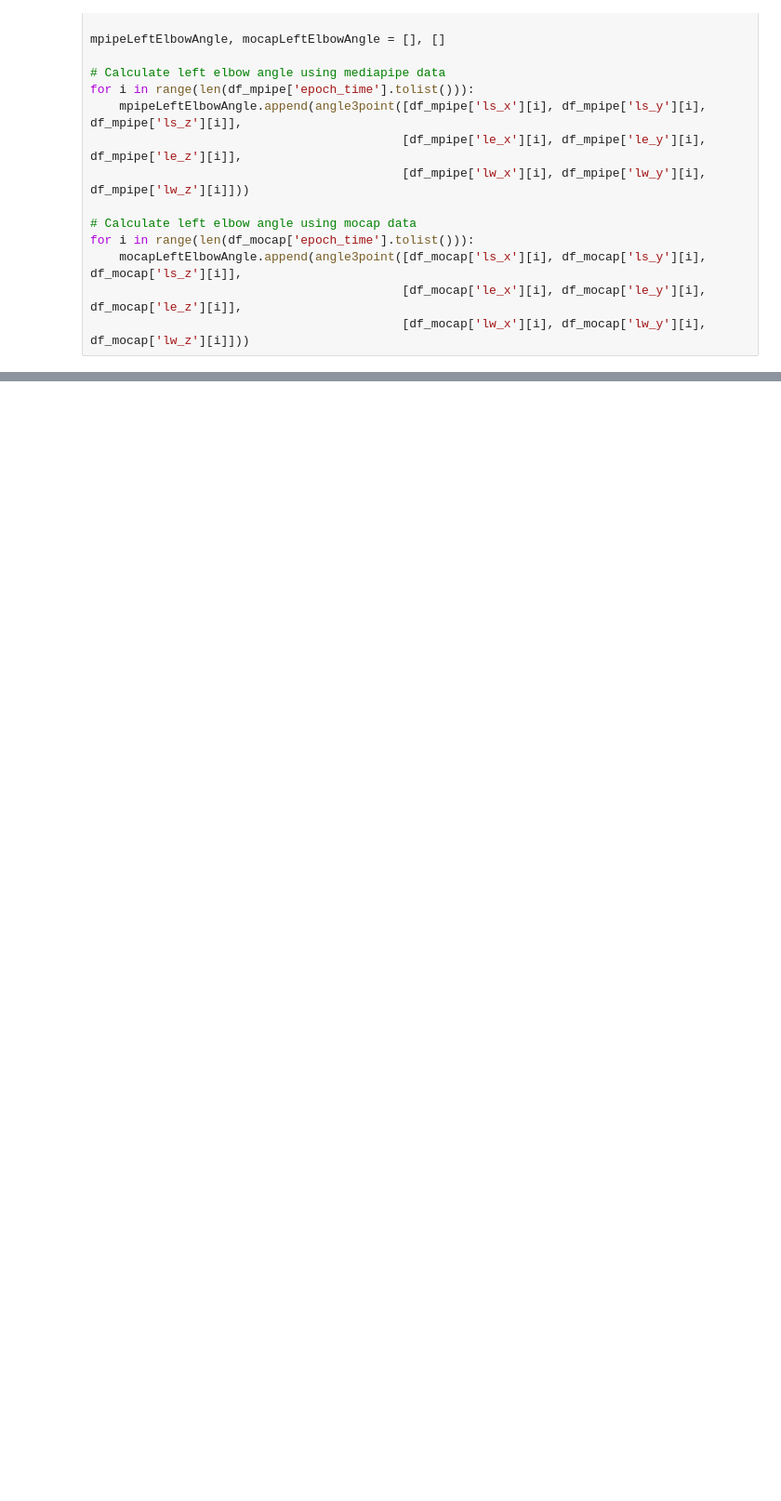
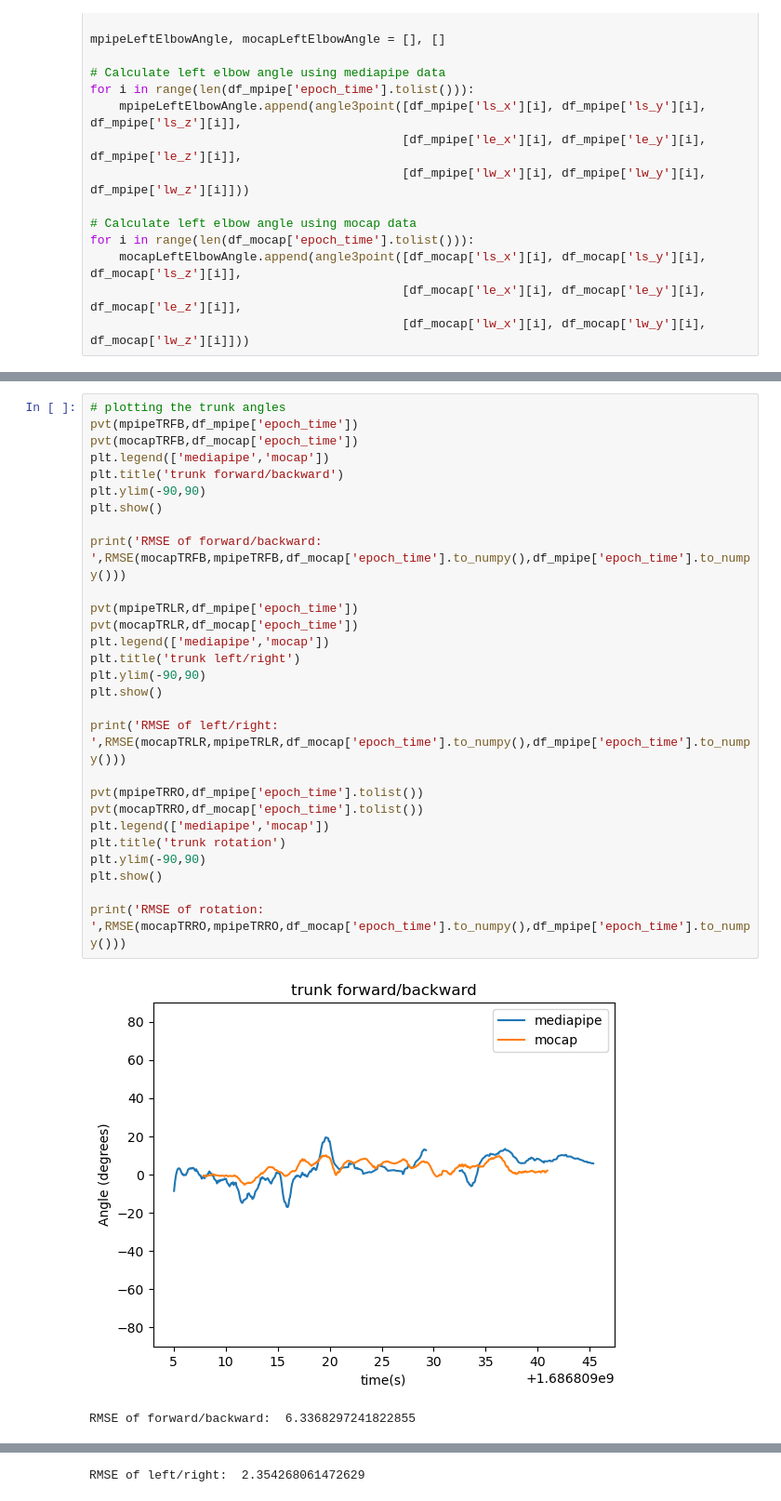
Before and after one commit to ArpanJohn/PoseEstimation, a Jupyter notebook: upperbody/5.Euler angles.ipynb, the cells around one changed output, grey strips where cells are left out. Shown: that part at 93% size. Cells and saved outputs as stored; diff of their text form; blank space fills up the shorter version.

```diff
--- a/upperbody/5.Euler angles.ipynb
+++ b/upperbody/5.Euler angles.ipynb
@@ -453,0 +349,31 @@ for i in range(len(df_mocap['epoch_time'].tolist())):
+# %%
+# plotting the trunk angles
+pvt(mpipeTRFB,df_mpipe['epoch_time'])
+pvt(mocapTRFB,df_mocap['epoch_time'])
+plt.legend(['mediapipe','mocap'])
+plt.title('trunk forward/backward')
+plt.ylim(-90,90)
+plt.show()
+
+print('RMSE of forward/backward: ',RMSE(mocapTRFB,mpipeTRFB,df_mocap['epoch_time'].to_numpy(),df_mpipe['epoch_time'].to_numpy()))
+
+pvt(mpipeTRLR,df_mpipe['epoch_time'])
+pvt(mocapTRLR,df_mocap['epoch_time'])
+plt.legend(['mediapipe','mocap'])
+plt.title('trunk left/right')
+plt.ylim(-90,90)
+plt.show()
+
+print('RMSE of left/right: ',RMSE(mocapTRLR,mpipeTRLR,df_mocap['epoch_time'].to_numpy(),df_mpipe['epoch_time'].to_numpy()))
+
+pvt(mpipeTRRO,df_mpipe['epoch_time'].tolist())
+pvt(mocapTRRO,df_mocap['epoch_time'].tolist())
+plt.legend(['mediapipe','mocap'])
+plt.title('trunk rotation')
+plt.ylim(-90,90)
+plt.show()
+
+print('RMSE of rotation: ',RMSE(mocapTRRO,mpipeTRRO,df_mocap['epoch_time'].to_numpy(),df_mpipe['epoch_time'].to_numpy()))
+# %% [output]
+[figure, added]
+RMSE of forward/backward:  6.3368297241822855
@@ -453,0 +381 @@ for i in range(len(df_mocap['epoch_time'].tolist())):
+RMSE of left/right:  2.354268061472629
```
Also changed, not shown: parts of 15 cells of this notebook, 4 other files.
